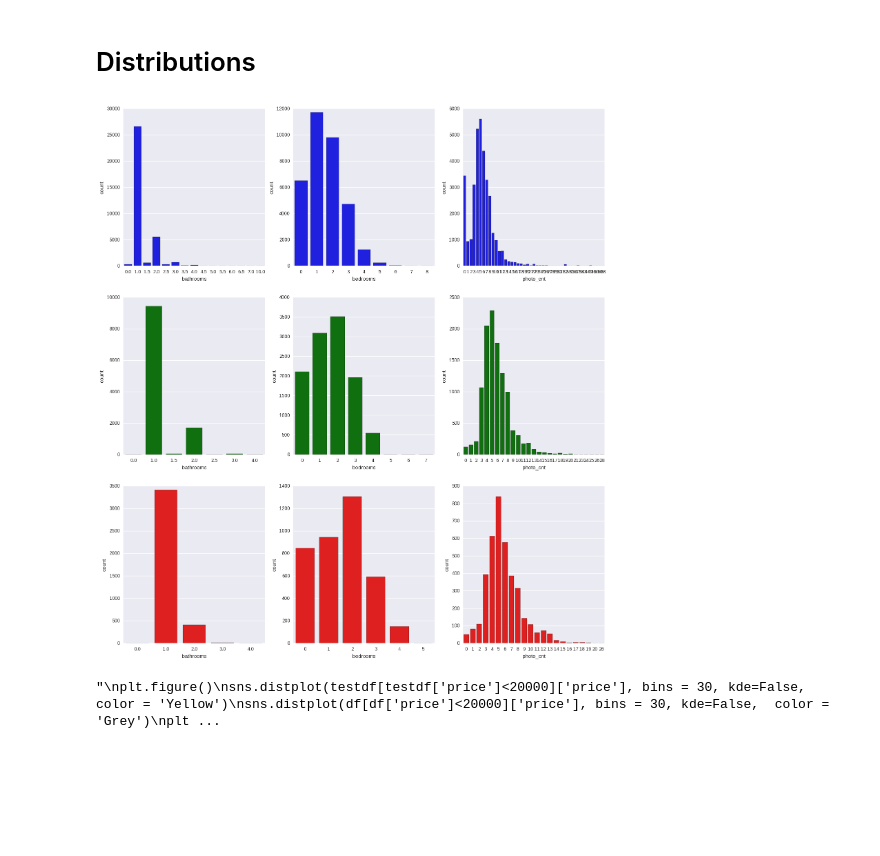
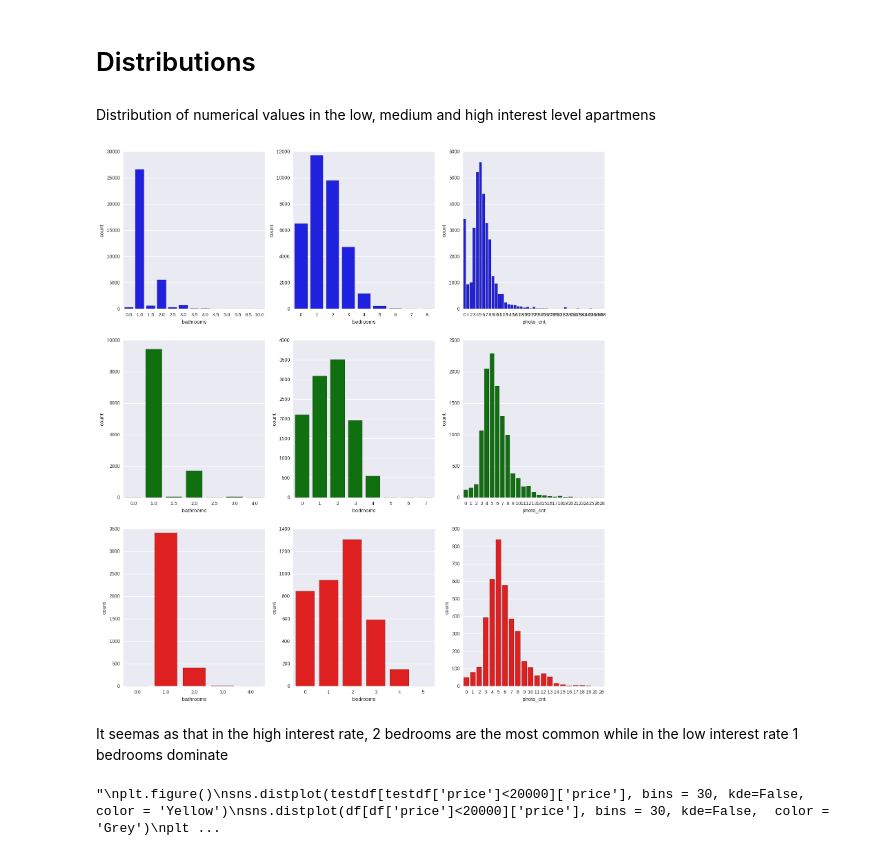
Before and after one commit to onodizoli/Projects, a Jupyter notebook: Renthop/data_discovery.ipynb, the cells around one changed output. Cells and saved outputs as stored; diff of their text form; code cells hidden in the pictures; blank space fills up the shorter version.

Commit message:
updated data discovert

```diff
--- a/Renthop/data_discovery.ipynb
+++ b/Renthop/data_discovery.ipynb
@@ -41,7 +53,7 @@ Creating features from the creation time of the listings, # of days since postin
 # %%
 df['created'] = pd.to_datetime(df['created'])
-maxdate = max(df['created'])
-df['active'] = (maxdate - df['created']).dt.days
+mindate = min(df['created'])
+df['active'] = (df['created']-mindate).dt.days
 df['month'] = df['created'].dt.month
 df['day'] = df['created'].dt.day
 
@@ -103,18 +120,19 @@ plt.xlim(-74.05,-73.85)
 [figure]
 # %% [markdown]
 # Distributions
+# %% [markdown]
+Distribution of numerical values in the low, medium and high interest level apartmens
 # %%
 num_cols = ['bathrooms', 'bedrooms', 'photo_cnt']
 f, axarr = plt.subplots(3,len(num_cols), sharex=False, figsize=(len(num_cols)*6,20))
 for idx,i in enumerate(num_cols):
-    #sns.distplot(dflow[i], bins=10, kde=False, ax = axarr[0,idx], color = 'Blue')
-    sns.countplot(x=i, data=dflow, ax = axarr[0,idx], color = 'Blue')
+    sns.countplot(x=i, data=dflow, ax = axarr[0,idx], color = 'Blue', label='hi')
     sns.countplot(x=i, data=dfmed, ax = axarr[1,idx], color = 'Green')
     sns.countplot(x=i, data=dfhigh, ax = axarr[2,idx], color = 'Red')
-    #sns.countplot(x=i, data=testdf, ax = axarr[3,idx], color = 'Yellow')
-    #sns.countplot(x=i, data=df, ax = axarr[4,idx], color = 'Grey')
 # %% [output]
-[figure, old version]
+[figure, new version]
+# %% [markdown]
+It seemas as that in the high interest rate, 2 bedrooms are the most common while in the low interest rate 1 bedrooms dominate
 # %%
 dflow = dflow[dflow['price']<20000]
 dfmed = dfmed[dfmed['price']<20000]
```
Also changed, not shown: parts of 16 cells of this notebook.
